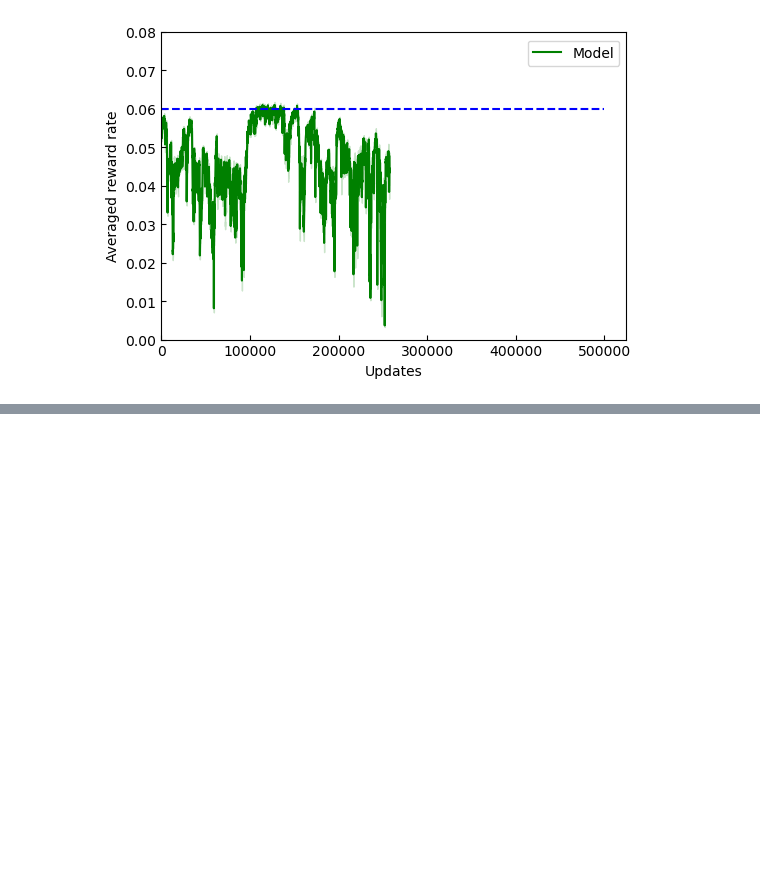
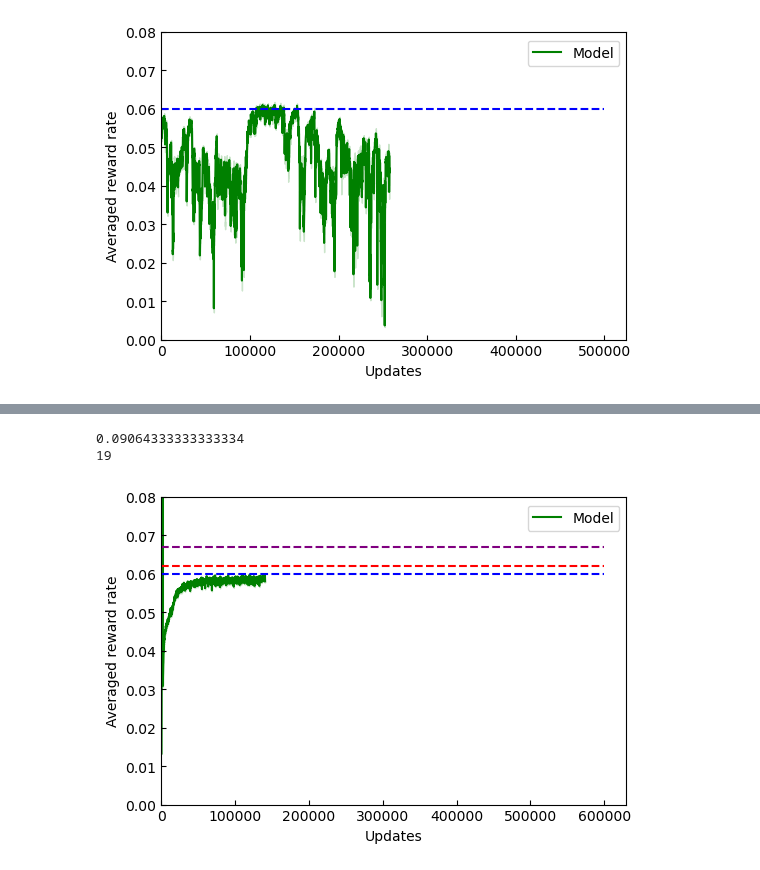
Before and after one commit to davidgbe/favorably_connected, a Jupyter notebook: code/notebooks/learning_baseline_exp_stoch_rewards.ipynb, the cells around one changed output, grey strips where cells are left out. Drawn from its saved outputs; the diff is of its cells as text; code cells hidden in the pictures; blank space fills up the shorter version.

```diff
--- a/code/notebooks/learning_baseline_exp_stoch_rewards.ipynb
+++ b/code/notebooks/learning_baseline_exp_stoch_rewards.ipynb
@@ -682,0 +684,43 @@ print()
+# %%
+data_dir = '../../results/rl_agent_outputs/inf_patch_refactor_w_noise_2024-11-21_16_07_42_770943_var_noise_0.0001_activity_weight_10/reward_rates'
+averaging_size = 100
+reduced_data = load_data(os.path.join(data_dir, '*.npy'), averaging_size=averaging_size)
+
+scale = 1
+fig, axs = plt.subplots(1, 1, figsize=(6 * scale, 4 * scale))
+
+axs.fill_between(
+    np.arange(reduced_data.shape[1]) * averaging_size,
+    np.mean(reduced_data.T, axis=1) - np.std(reduced_data.T, axis=1) / np.sqrt(reduced_data.shape[0]),
+    np.mean(reduced_data.T, axis=1) + np.std(reduced_data.T, axis=1) / np.sqrt(reduced_data.shape[0]),
+    color='green',
+    alpha=0.2,
+    zorder=1,
+)
+
+axs.plot(
+    np.arange(reduced_data.shape[1]) * averaging_size,
+    np.mean(reduced_data.T, axis=1),
+    c='green',
+    zorder=1,
+    label='Model',
+)
+
+axs.plot([0, 600000], [0.06, 0.06], '--', c='blue')
+axs.plot([0, 600000], [0.062, 0.062], '--', c='red')
+axs.plot([0, 600000], [0.067, 0.067], '--', c='purple')
+
+print( np.mean(reduced_data.T, axis=1).max())
+print( np.mean(reduced_data.T, axis=1).argmax())
+
+axs.set_ylim(0, 0.08)
+axs.set_xlim(0)
+axs.set_ylabel('Averaged reward rate')
+axs.set_xlabel('Updates')
+axs.tick_params(axis='both', direction='in')
+fig.legend(bbox_to_anchor=(0.9, 0.875))
+print()
+# %% [output]
+0.09064333333333334
+19
+[figure, added]
```
Also changed, not shown: parts of 2 cells of this notebook, 4 other files.
